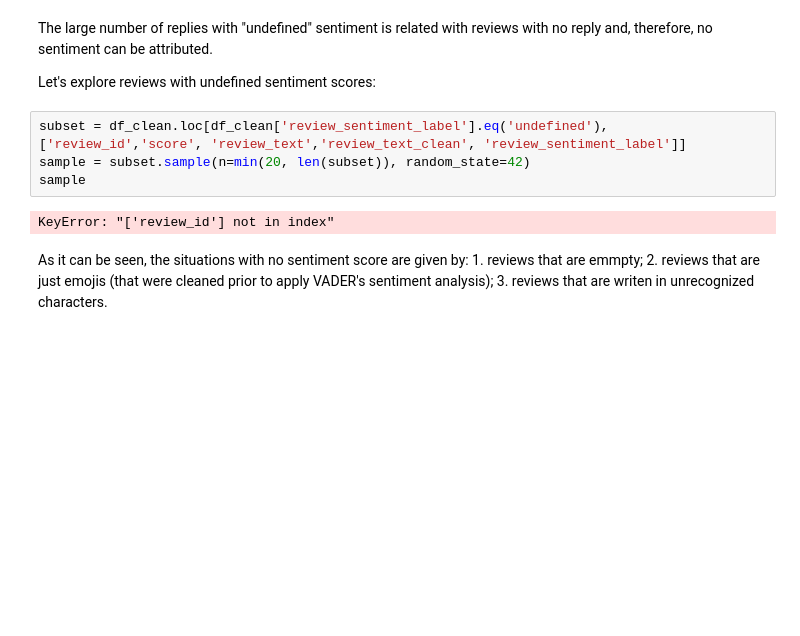
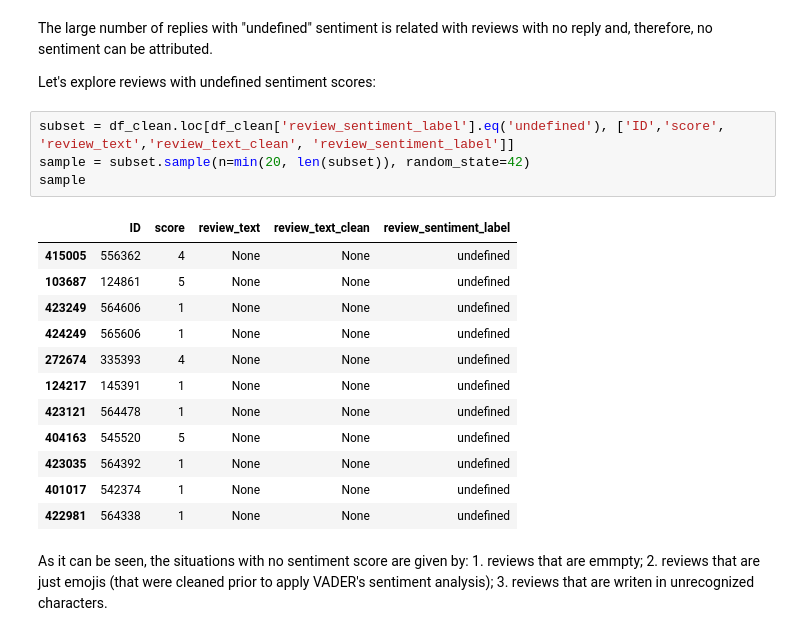
Before and after one commit to pcatarino88/banking_app_reviews, a Jupyter notebook: notebooks/3. Sentiment Analysis.ipynb, the cells around one changed output. Cells and saved outputs as stored; diff of their text form; blank space fills up the shorter version.

```diff
--- a/notebooks/3. Sentiment Analysis.ipynb
+++ b/notebooks/3. Sentiment Analysis.ipynb
@@ -123,11 +123,22 @@ The large number of replies with "undefined" sentiment is related with reviews w
 
 Let's explore reviews with undefined sentiment scores:
 # %%
-subset = df_clean.loc[df_clean['review_sentiment_label'].eq('undefined'), ['review_id','score', 'review_text','review_text_clean', 'review_sentiment_label']]
+subset = df_clean.loc[df_clean['review_sentiment_label'].eq('undefined'), ['ID','score', 'review_text','review_text_clean', 'review_sentiment_label']]
 sample = subset.sample(n=min(20, len(subset)), random_state=42)
 sample
 # %% [output]
-KeyError: "['review_id'] not in index"
+|  | ID | score | review_text | review_text_clean | review_sentiment_label |
+| 415005 | 556362 | 4 | None | None | undefined |
+| 103687 | 124861 | 5 | None | None | undefined |
+| 423249 | 564606 | 1 | None | None | undefined |
+| 424249 | 565606 | 1 | None | None | undefined |
+| 272674 | 335393 | 4 | None | None | undefined |
+| 124217 | 145391 | 1 | None | None | undefined |
+| 423121 | 564478 | 1 | None | None | undefined |
+| 404163 | 545520 | 5 | None | None | undefined |
+| 423035 | 564392 | 1 | None | None | undefined |
+| 401017 | 542374 | 1 | None | None | undefined |
+| 422981 | 564338 | 1 | None | None | undefined |
 # %% [markdown]
 As it can be seen, the situations with no sentiment score are given by: 1. reviews that are emmpty; 2. reviews that are just emojis (that were cleaned prior to apply VADER's sentiment analysis); 3. reviews that are writen in unrecognized characters.
 # %%
```
Also changed, not shown: parts of 8 cells of this notebook, 4 other files.
